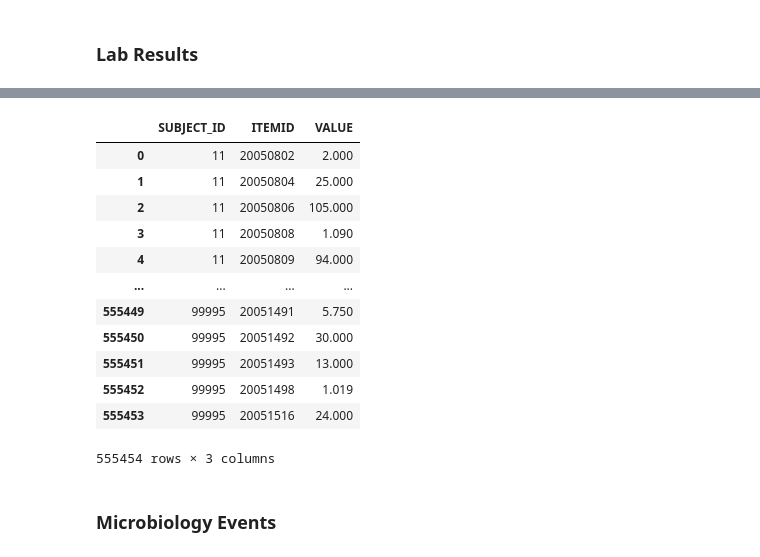
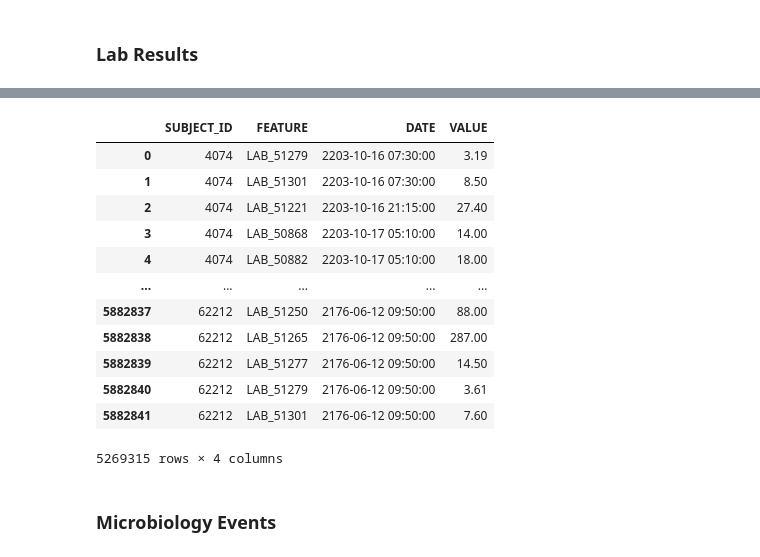
Before and after one commit to navedrizvi/bdh-project, a Jupyter notebook: hassan-workspace/Notebook_Hassan.ipynb, the cells around one changed output, grey strips where cells are left out. Cells and saved outputs as stored; diff of their text form; code cells hidden in the pictures.

Commit message:
Minor improvement
Current AUC = 0.804, still less than Ivan's baseline

```diff
--- a/hassan-workspace/Notebook_Hassan.ipynb
+++ b/hassan-workspace/Notebook_Hassan.ipynb
@@ -25,3 +33,8 @@ patients_sample = patients.sample(n = 10000, random_state= 1)
+# %%
+# Global Constants
+OBSERVATION_WINDOW = 365*2
+PREDICTION_WINDOW = 30
+USEFUL_COLUMNS = ['SUBJECT_ID','FEATURE','DATE','VALUE']
 # %%
 # note_events = pd.read_csv("../data/NOTEEVENTS.csv")
 # #sample and save for these 1000 patients
@@ -103,6 +129,8 @@ lab_results = pd.merge(patients_sample.SUBJECT_ID,lab_results)
 # lab_results.to_csv("LABEVENTS_SAMPLE.csv")
 # %%
 #roughly 20% of these items have null in the HADM ID
-lab_results = lab_results[['SUBJECT_ID','ITEMID','VALUE']]
-#making sure lab_results has different item_id than diagnostics. appending a code 200 to the itemIDs
-lab_results['ITEMID'] = lab_results['ITEMID']+20000000
+lab_results = lab_results.rename(columns = {'CHARTTIME':'DATE','ITEMID':'FEATURE'})
+#making sure lab_results has different item_id than diagnostics. appending a LAB to the itemIDs
+lab_results['FEATURE'] = lab_results['FEATURE'].apply(lambda x: f"LAB_{x}")
+lab_results = lab_results[USEFUL_COLUMNS]
+lab_results
@@ -109,39 +151,36 @@ lab_results['ITEMID'] = lab_results['ITEMID']+20000000
 # %%
 #take average value for lab_results
 lab_results = lab_results.dropna()
 #keep only numeric values, removing things like 'not done'
 def is_a_number(x):
     try:
         float(x.strip())
         return True
     except:
         return False
-#     if x in [' ','.']:
-#         return False
-#     for char in x.strip():
-#         if (not char in ['.',' ','1','2','3','4','5','6','7','8','9','0']):
-#             return False
     return True
 lab_results = lab_results.loc[lab_results['VALUE'].apply(is_a_number),:]
 lab_results['VALUE'] = pd.to_numeric(lab_results['VALUE'])
 
+#TODO: filter by date
+
 #keep average of values (can use more sophisticated methods later on)
-lab_results = lab_results.groupby(['SUBJECT_ID','ITEMID']).mean().reset_index()
+# lab_results = lab_results.groupby(['SUBJECT_ID','FEATURE']).mean().reset_index()
 lab_results
 # %% [output]
-|  | SUBJECT_ID | ITEMID | VALUE |
-| 0 | 11 | 20050802 | 2.000 |
-| 1 | 11 | 20050804 | 25.000 |
-| 2 | 11 | 20050806 | 105.000 |
-| 3 | 11 | 20050808 | 1.090 |
-| 4 | 11 | 20050809 | 94.000 |
-| ... | ... | ... | ... |
-| 555449 | 99995 | 20051491 | 5.750 |
-| 555450 | 99995 | 20051492 | 30.000 |
-| 555451 | 99995 | 20051493 | 13.000 |
-| 555452 | 99995 | 20051498 | 1.019 |
-| 555453 | 99995 | 20051516 | 24.000 |
+|  | SUBJECT_ID | FEATURE | DATE | VALUE |
+| 0 | 4074 | LAB_51279 | 2203-10-16 07:30:00 | 3.19 |
+| 1 | 4074 | LAB_51301 | 2203-10-16 07:30:00 | 8.50 |
+| 2 | 4074 | LAB_51221 | 2203-10-16 21:15:00 | 27.40 |
+| 3 | 4074 | LAB_50868 | 2203-10-17 05:10:00 | 14.00 |
+| 4 | 4074 | LAB_50882 | 2203-10-17 05:10:00 | 18.00 |
+| ... | ... | ... | ... | ... |
+| 5882837 | 62212 | LAB_51250 | 2176-06-12 09:50:00 | 88.00 |
+| 5882838 | 62212 | LAB_51265 | 2176-06-12 09:50:00 | 287.00 |
+| 5882839 | 62212 | LAB_51277 | 2176-06-12 09:50:00 | 14.50 |
+| 5882840 | 62212 | LAB_51279 | 2176-06-12 09:50:00 | 3.61 |
+| 5882841 | 62212 | LAB_51301 | 2176-06-12 09:50:00 | 7.60 |
-555454 rows × 3 columns
+5269315 rows × 4 columns
 # %% [markdown]
 ### Microbiology Events
 # %%
```
Also changed, not shown: parts of 21 cells of this notebook, 4 other files.
